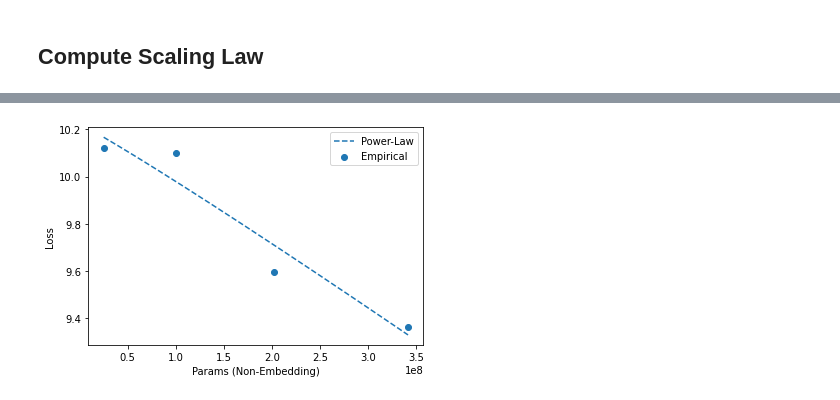
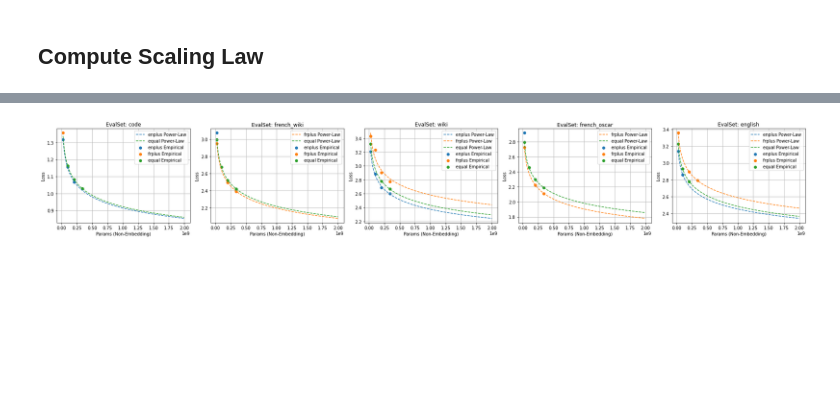
Before and after one commit to nightingal3/llm-pretraining-behaviours, a Jupyter notebook: notebooks/scaling.ipynb, the cells around one changed output, grey strips where cells are left out. Cells and saved outputs as stored; diff of their text form; code cells hidden in the pictures; blank space fills up the shorter version.

```diff
--- a/notebooks/scaling.ipynb
+++ b/notebooks/scaling.ipynb
@@ -128,24 +231,51 @@ Fitted power law parameters: a = 1.0584139889917454 , b = -8.292582560890341e-10
-# %%
-import matplotlib.pyplot as plt
-
-# Generate x values for the fitted curve
-x_fit = np.linspace(min(x_data), max(x_data), 1000)
-
-# Compute the y values of the fitted curve
-y_fit = power_law(x_fit, *params)
-
-# Plot the original data as scatter plot
-plt.scatter(x_data, y_data, color='C0', label='Empirical')
-
-# Plot the fitted curve
-plt.plot(x_fit, y_fit, color='C0', linestyle='--', label='Power-Law')
-
-# Add labels and legend
-plt.xlabel('Params (Non-Embedding)')
-plt.ylabel('Loss')
-plt.legend()
-
-# Show the plot
-plt.show()
-# %% [output]
-[figure, removed]
+# %%
+import matplotlib.pyplot as plt
+
+# Generate x values for the fitted curve
+# Create a list of unique EvalSets and DataMixes
+eval_sets = scaling_df['EvalSet'].unique()
+data_mixes = scaling_df['DataMix'].unique()
+
+# Create a color map for the DataMixes
+color_map = {data_mix: f'C{i}' for i, data_mix in enumerate(data_mixes)}
+
+# Create a subplot for each EvalSet
+x_min, x_max = scaling_df['Params'].min(), 2e9
+fig, axs = plt.subplots(1, len(eval_sets), figsize=(5*len(eval_sets), 4))
+axs = [axs] if len(eval_sets) == 1 else axs
+
+for ax, eval_set in zip(axs, eval_sets):
+    # For each EvalSet, plot the scaling laws and data points for each DataMix
+    for data_mix in data_mixes:
+        # Filter the DataFrame for the current EvalSet and DataMix
+        df = scaling_df[(scaling_df['EvalSet'] == eval_set) & (scaling_df['DataMix'] == data_mix)]
+
+        # Extract the data from the DataFrame
+        x_data = df['Params'].values
+        y_data = df['loss'].values
+
+        # Plot the original data as scatter plot
+        ax.scatter(x_data, y_data, color=color_map[data_mix], label=f'{data_mix} Empirical')
+
+        # Compute the y values of the fitted curve
+        params = laws_params[(data_mix, eval_set)]
+        if params is None:
+            continue
+        x_scale = np.linspace(x_min, x_max, 100)
+        y_scale = power_law(x_scale, *params)
+
+        # Plot the fitted curve
+        ax.plot(x_scale, y_scale, color=color_map[data_mix], linestyle='--', label=f'{data_mix} Power-Law')
+
+    # Add labels and legend
+    ax.set_xlabel('Params (Non-Embedding)')
+    ax.set_ylabel('Loss')
+    ax.set_title(f'EvalSet: {eval_set}')
+    ax.legend()
+    ax.grid(True)
+
+# Show the plot
+plt.tight_layout()
+plt.show()
+# %% [output]
+[figure, added]
```
Also changed, not shown: parts of 6 cells of this notebook, 6 other files.
